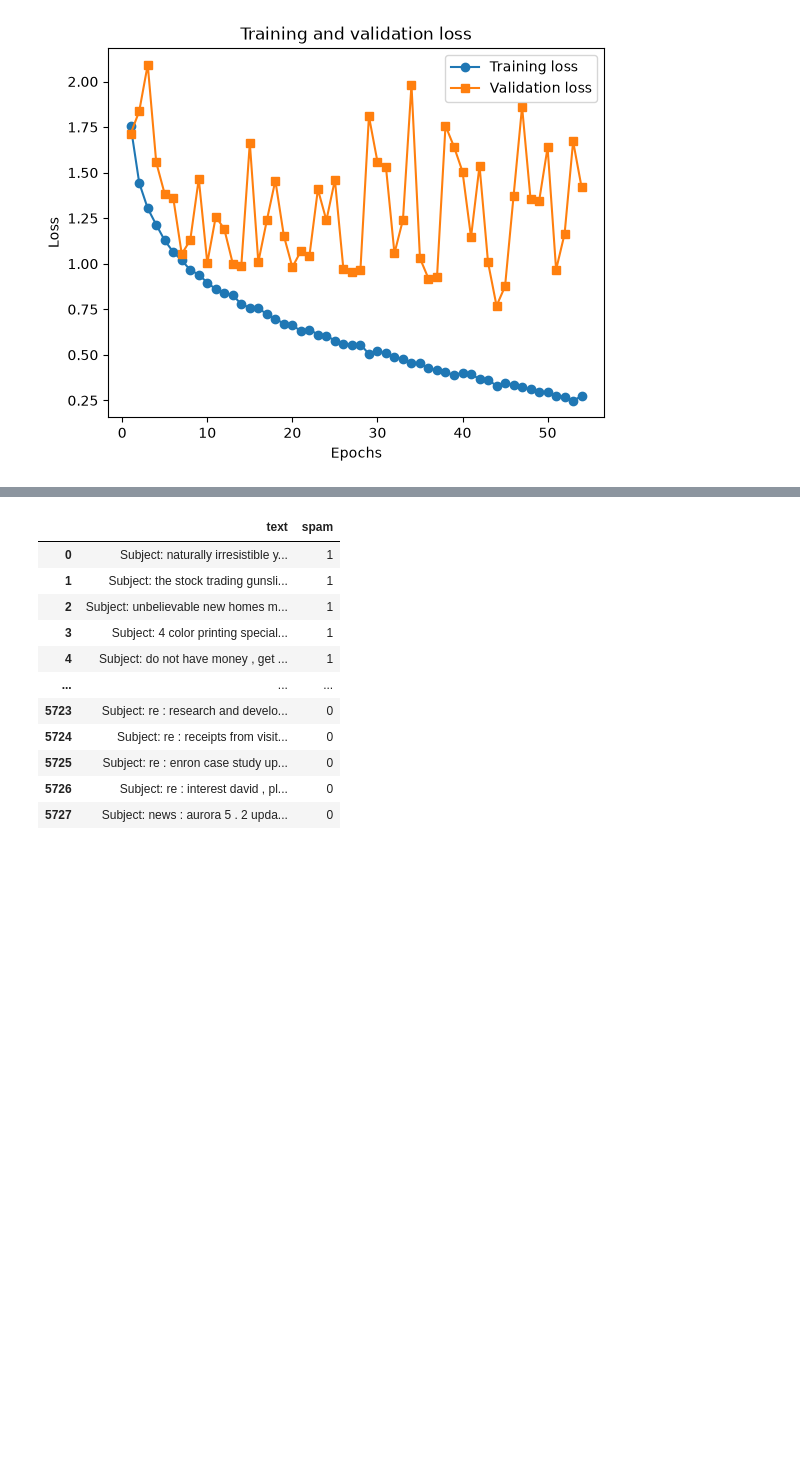
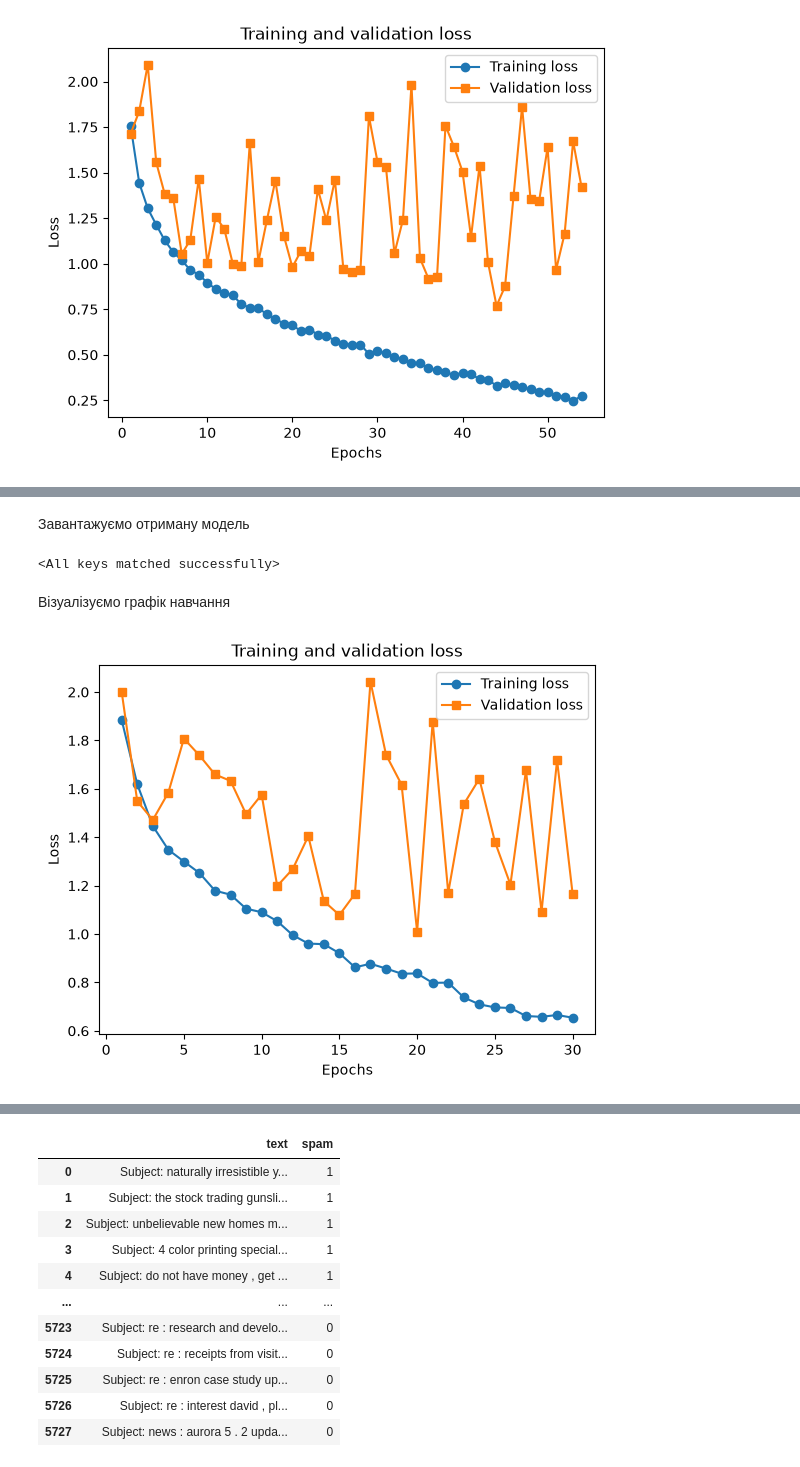
Before and after one commit to IgromanYTS/Intelligent-analysis, a Jupyter notebook: Lab 3 (Introduction to Neural Networks)/lab3.ipynb, the cells around one changed output, grey strips where cells are left out. Saved outputs shown, nothing was run; the diff lists cells and outputs as text; code cells hidden in the pictures; blank space fills up the shorter version.

```diff
--- a/Lab 3 (Introduction to Neural Networks)/lab3.ipynb
+++ b/Lab 3 (Introduction to Neural Networks)/lab3.ipynb
@@ -604,0 +900,8 @@ Classification Report:
+# %%
+subset_size = int(len(train_set) * 0.5)
+subset, _ = random_split(train_set, [subset_size, len(train_set) - subset_size], generator=torch.Generator().manual_seed(42))
+
+train_loader = DataLoader(subset, batch_size=64, shuffle=True)
+model = Imagenette_CNN().to(device)
+criterion = nn.CrossEntropyLoss()
+optimizer = torch.optim.Adam(model.parameters(), lr=0.001)
@@ -604,0 +979,19 @@ Classification Report:
+# %% [markdown]
+Завантажуємо отриману модель
+# %%
+model.load_state_dict(best_model)
+# %% [output]
+<All keys matched successfully>
+# %% [markdown]
+Візуалізуємо графік навчання
+# %%
+epochs = range(1, len(train_loss_history) + 1)
+plt.plot(epochs, train_loss_history, marker='o', linestyle='-', label="Training loss")
+plt.plot(epochs, val_loss_history, marker='s', linestyle='-', label="Validation loss")
+plt.title("Training and validation loss")
+plt.xlabel("Epochs")
+plt.ylabel("Loss")
+plt.legend()
+plt.show()
+# %% [output]
+[figure, added]
```
Also changed, not shown: parts of 129 cells of this notebook.
